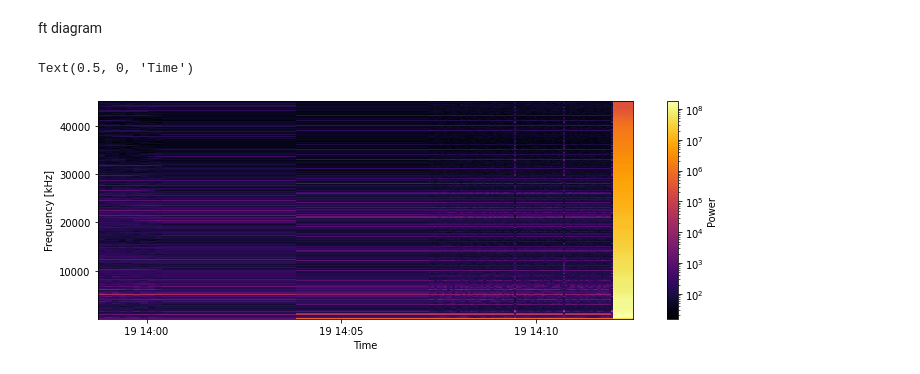
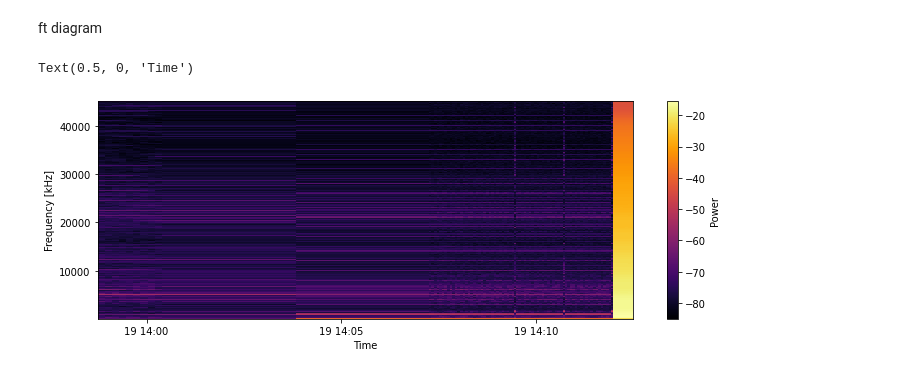
Before and after one commit to JackKTachi/juice, a Jupyter notebook: cdf/juice_rpwi_hf_cdf_test_SID2.ipynb, the cells around one changed output. Saved outputs shown, nothing was run; the diff lists cells and outputs as text; code cells hidden in the pictures.

```diff
--- a/cdf/juice_rpwi_hf_cdf_test_SID2.ipynb
+++ b/cdf/juice_rpwi_hf_cdf_test_SID2.ipynb
@@ -21,8 +21,8 @@ import numpy as np
 # Read CDF file
 # %%
 data_dir = 'C:\\Users\\tsuch\VSCode\\python\\juice\\data\\Data-sample-v0.2.0\\'
-cdf_file = data_dir + 'JUICE_L1a_RPWI-HF-SID2_20000101T000459-20000101T000700_V01___HF_20210920-1007.ccs.cdf'
-#cdf_file = data_dir + 'JUICE_L1a_RPWI-HF-SID2_20230419T135849-20230419T141229_V01___RPR1_52000000_2023.109.16.17.21.607.cdf'
+#cdf_file = data_dir + 'JUICE_L1a_RPWI-HF-SID2_20000101T000459-20000101T000700_V01___HF_20210920-1007.ccs.cdf'
+cdf_file = data_dir + 'JUICE_L1a_RPWI-HF-SID2_20230419T135849-20230419T141229_V01___RPR1_52000000_2023.109.16.17.21.607.cdf'
 #cdf_file = data_dir + 'JUICE_L1a_RPWI-HF-SID2_20230419T141231-20230419T141402_V01___RPR1_52000001_2023.109.17.51.54.600'
 cdf = pycdf.CDF(cdf_file)
 # %% [markdown]
@@ -36,3 +34,12 @@ spec = juice_cdf.juice_getspec_hf_sid02(data)
+# %%
+spec = juice_cdf.juice_getspec_hf_sid02(data)
+
+# Conversion factor (Raw value @ ADC input to dBm)
+cf = -104.1
+
+spec.Eu_power_dBm = 10.0*np.log10(spec.Eu_power) + cf
+spec.Ev_power_dBm = 10.0*np.log10(spec.Ev_power) + cf
+spec.Ew_power_dBm = 10.0*np.log10(spec.Ew_power) + cf
 # %% [markdown]
 # Plot raw waveform
 # %%
@@ -97,16 +89,14 @@ ft diagram
 # %%
 import matplotlib.colors as colors  # import it to display in logscale
 
-# force to set correct frequecy table for ver. 1 SW
-freq = np.linspace(80.0, 45000.0, 512)
-spec.frequency = freq
-
 fig = plt.figure(figsize=(12, 4))
+#mesh = plt.pcolormesh(spec.epoch, spec.frequency,
+#                      spec.Eu_power, cmap='inferno', norm=colors.LogNorm())
 mesh = plt.pcolormesh(spec.epoch, spec.frequency,
-                      spec.Eu_power, cmap='inferno', norm=colors.LogNorm())
-plt.colorbar(mesh, label='Power')
+                      spec.Eu_power_dBm, cmap='inferno')
+plt.colorbar(mesh, label='Power [dBm@ADC input]')
 plt.ylabel('Frequency [kHz]')
 plt.xlabel('Time')
 # %% [output]
 Text(0.5, 0, 'Time')
-[figure, old version]
+[figure, new version]
```
Also changed, not shown: parts of 5 cells of this notebook.
